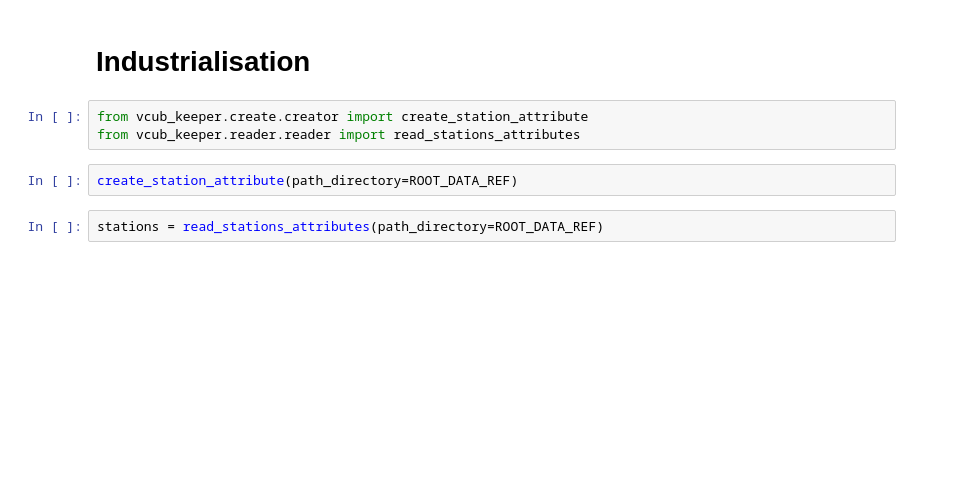
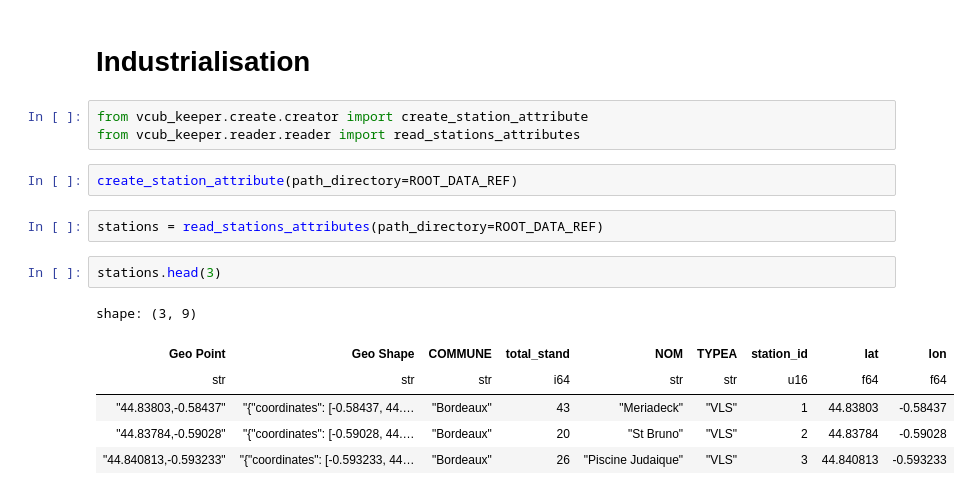
Before and after one commit to armgilles/vcub_keeper, a Jupyter notebook: notebooks/01_Analyse/02_Ref/01_stations_attributs.ipynb, the cells around one changed output. Cells and saved outputs as stored; diff of their text form; blank space fills up the shorter version.

```diff
--- a/notebooks/01_Analyse/02_Ref/01_stations_attributs.ipynb
+++ b/notebooks/01_Analyse/02_Ref/01_stations_attributs.ipynb
@@ -101,6 +116,15 @@ from vcub_keeper.reader.reader import read_stations_attributes
 create_station_attribute(path_directory=ROOT_DATA_REF)
 # %%
 stations = read_stations_attributes(path_directory=ROOT_DATA_REF)
+# %%
+stations.head(3)
+# %% [output]
+shape: (3, 9)
+| Geo Point | Geo Shape | COMMUNE | total_stand | NOM | TYPEA | station_id | lat | lon |
+| str | str | str | i64 | str | str | u16 | f64 | f64 |
+| "44.83803,-0.58437" | "{"coordinates": [-0.58437, 44.… | "Bordeaux" | 43 | "Meriadeck" | "VLS" | 1 | 44.83803 | -0.58437 |
+| "44.83784,-0.59028" | "{"coordinates": [-0.59028, 44.… | "Bordeaux" | 20 | "St Bruno" | "VLS" | 2 | 44.83784 | -0.59028 |
+| "44.840813,-0.593233" | "{"coordinates": [-0.593233, 44… | "Bordeaux" | 26 | "Piscine Judaique" | "VLS" | 3 | 44.840813 | -0.593233 |
 # %%
 stations.shape
 # %% [output]
```
Also changed, not shown: parts of 32 cells of this notebook, 3 other files.
